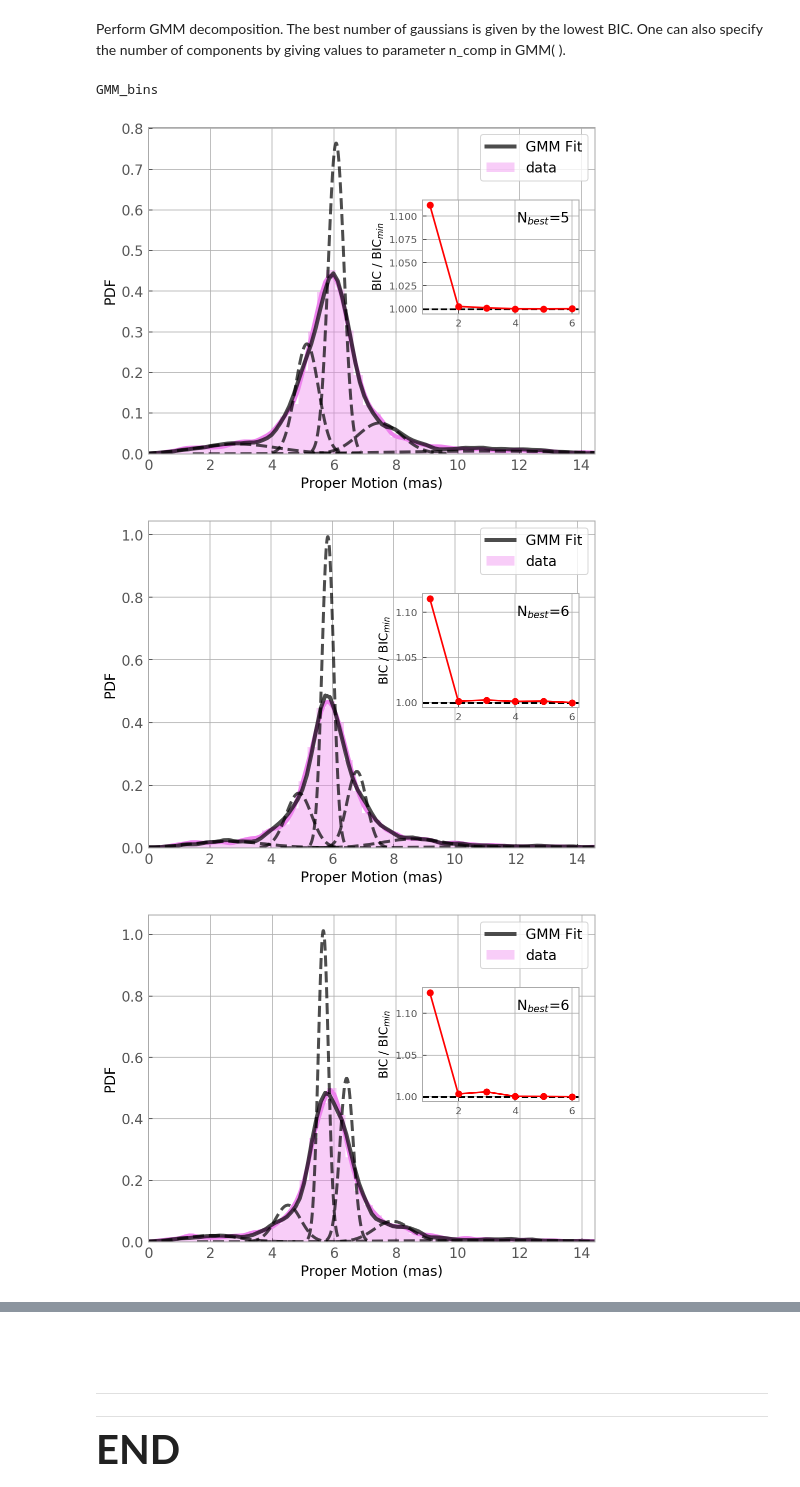
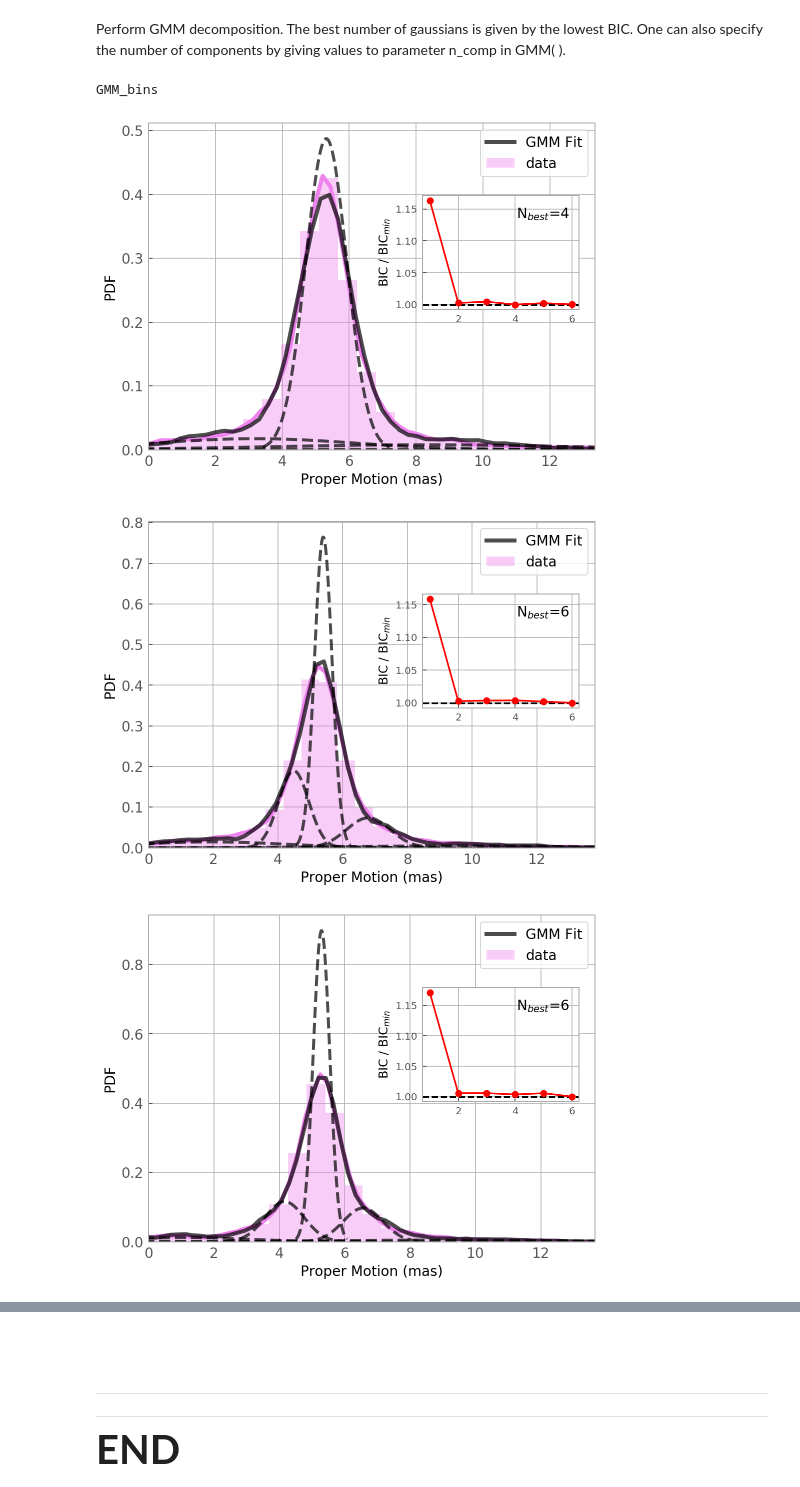
Before and after one commit to nstarman/jas1101_project, a Jupyter notebook: notebooks/pipeline.ipynb, the cells around one changed output, grey strips where cells are left out. Cells and saved outputs as stored; diff of their text form; code cells hidden in the pictures.

```diff
--- a/notebooks/pipeline.ipynb
+++ b/notebooks/pipeline.ipynb
@@ -88,7 +90,7 @@ rng = np.random.RandomState(0)
 # %% [markdown]
 ## Load Data
 # %%
-drct = "../scripts/get_globular_clusters/"
+drct = "../data/"
 gc_name = "NGC_104_47Tuc"
 # %%
 GC = GlobularCluster.from_directory(gc_name, drct)
@@ -233,11 +231,11 @@ Text(0,0.5,'PM')
 # %% [markdown]
 Perform GMM decomposition. The best number of gaussians is given by the lowest BIC. One can also specify the number of components by giving values to parameter n_comp in GMM( ).
 # %%
-GC.makeGMM(bins)
+GC.makeGMMs(bins)
 
 GC.runGMM(max_n_comp=6, plot=True)
 # %% [output]
 GMM_bins
-[figure, old version]
+[figure, new version]
-[figure, old version]
+[figure, new version]
-[figure, old version]
+[figure, new version]
```
Also changed, not shown: parts of 10 cells of this notebook.
